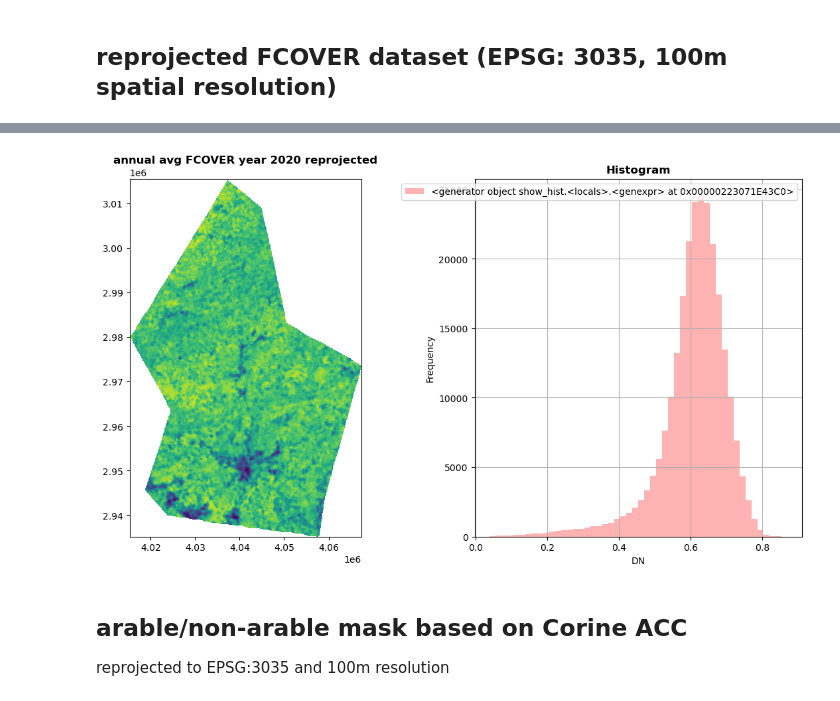
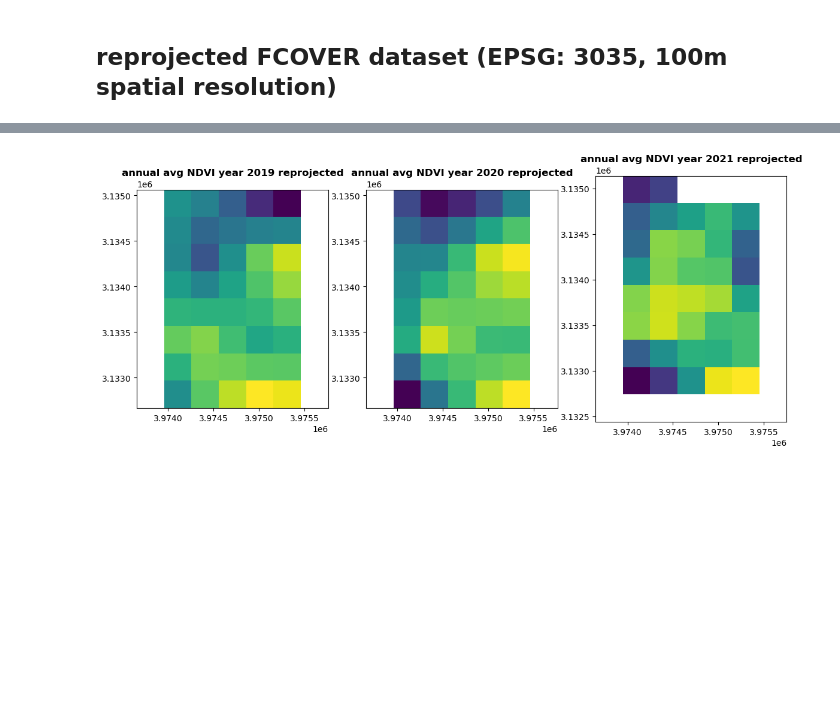
Before and after one commit to integratedmodelling/OpenEO-UDP-UDF-catalogue, a Jupyter notebook: examples/tests_NDVI_UDP.ipynb, the cells around one changed output, grey strips where cells are left out. Cells and saved outputs as stored; diff of their text form; code cells hidden in the pictures; blank space fills up the shorter version.

Commit message:
NCAP-1124 implementation of UDP for NDVI

```diff
--- a/examples/tests_NDVI_UDP.ipynb
+++ b/examples/tests_NDVI_UDP.ipynb
@@ -58,8 +43,8 @@ Wall time: 1min 2s
 # %%
 # visu result
-with rasterio.open("FCOVER_annual-average_2020.tif") as src:
+with rasterio.open("NDVI_annual-average_2019_1km.tif") as src:
     fig, (axrgb, axhist) = pyplot.subplots(1, 2, figsize=(14,7))
-    show(src, with_bounds=True, ax=axrgb, title='annual avg FCOVER year 2020')
+    show(src, with_bounds=True, ax=axrgb, title='annual avg NDVI year 2019 1km')
     show_hist(src, bins=50, lw=0.0, stacked=False, alpha=0.3, histtype='stepfilled', title="Histogram", ax=axhist)
     pyplot.show()
 # %% [output]
@@ -66,0 +65,7 @@ with rasterio.open("FCOVER_annual-average_2020.tif") as src:
+# %%
+# visu result
+with rasterio.open("NDVI_annual-average_2020_1km.tif") as src:
+    fig, (axrgb, axhist) = pyplot.subplots(1, 2, figsize=(14,7))
+    show(src, with_bounds=True, ax=axrgb, title='annual avg NDVI year 2020 1km')
+    show_hist(src, bins=50, lw=0.0, stacked=False, alpha=0.3, histtype='stepfilled', title="Histogram", ax=axhist)
+    pyplot.show()
@@ -66,0 +87,7 @@ with rasterio.open("FCOVER_annual-average_2020.tif") as src:
+# %%
+# visu result
+with rasterio.open("NDVI_annual-average_2021_300m.tif") as src:
+    fig, (axrgb, axhist) = pyplot.subplots(1, 2, figsize=(14,7))
+    show(src, with_bounds=True, ax=axrgb, title='annual avg NDVI year 2021 300m')
+    show_hist(src, bins=50, lw=0.0, stacked=False, alpha=0.3, histtype='stepfilled', title="Histogram", ax=axhist)
+    pyplot.show()
@@ -97,12 +134,10 @@ Wall time: 4min 20s
 # %%
 # visu result
-with rasterio.open("FCOVER_annual-average_2020_100m_EPSG3035.tif") as src:
-    fig, (axrgb, axhist) = pyplot.subplots(1, 2, figsize=(14,7))
-    show(src, with_bounds=True, ax=axrgb, title='annual avg FCOVER year 2020 reprojected')
-    show_hist(src, bins=50, lw=0.0, stacked=False, alpha=0.3, histtype='stepfilled', title="Histogram", ax=axhist)
+with rasterio.open("NDVI_annual-average_2019_300m_EPSG3035.tif") as src, rasterio.open("NDVI_annual-average_2020_300m_EPSG3035.tif") as src2, rasterio.open("NDVI_annual-average_2021_300m_EPSG3035.tif") as src3:
+    fig, (ax1, ax2, ax3) = pyplot.subplots(1, 3, figsize=(14,7))
+    show(src, with_bounds=True, ax=ax1, title='annual avg NDVI year 2019 reprojected')
+    show(src2, with_bounds=True, ax=ax2, title='annual avg NDVI year 2020 reprojected')
+    show(src3, with_bounds=True, ax=ax3, title='annual avg NDVI year 2021 reprojected')
     pyplot.show()
 # %% [output]
-[figure, old version]
+[figure, new version]
-# %% [markdown]
-## arable/non-arable mask based on Corine ACC
-reprojected to EPSG:3035 and 100m resolution
```
Also changed, not shown: parts of 21 cells of this notebook, 1 other file.
